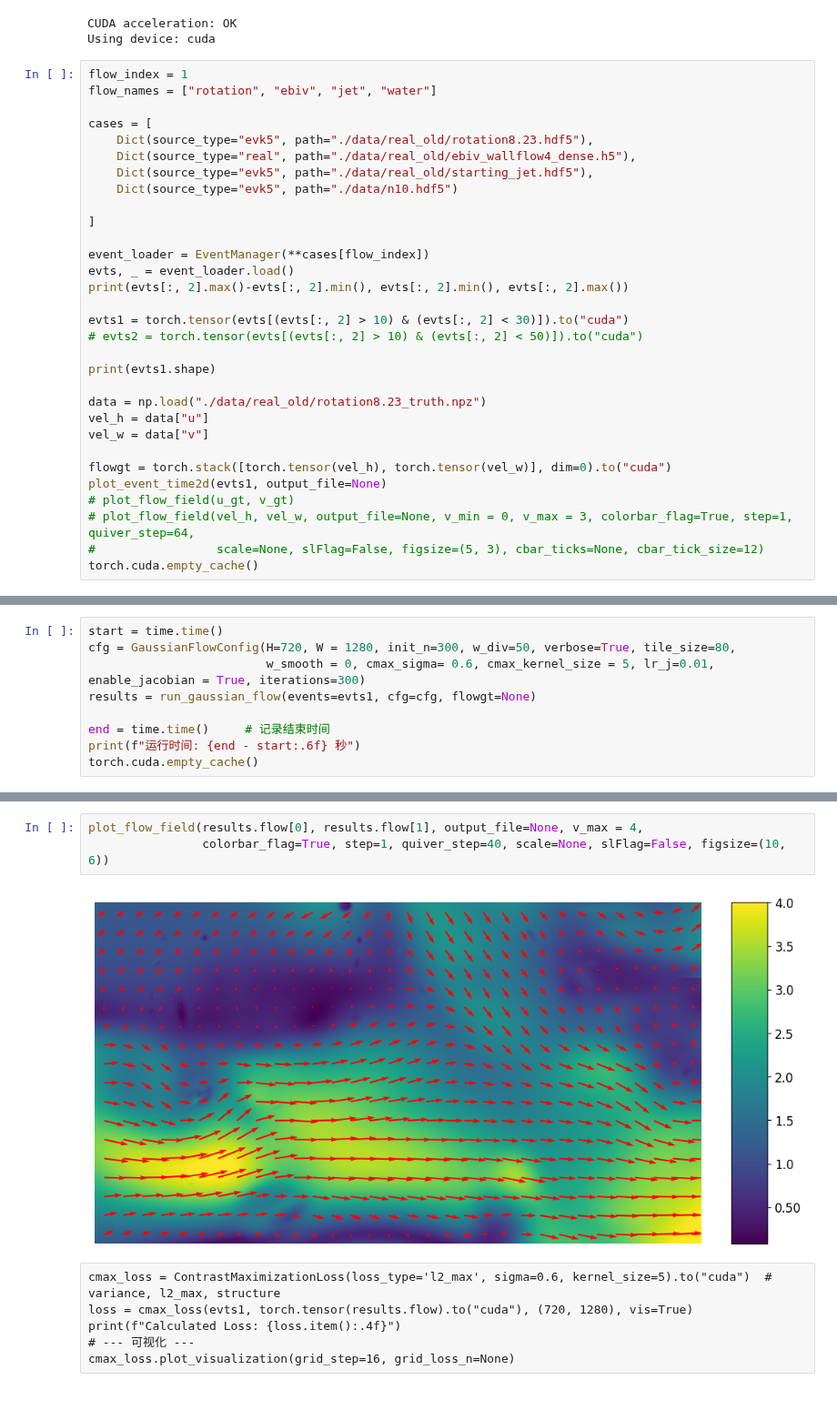
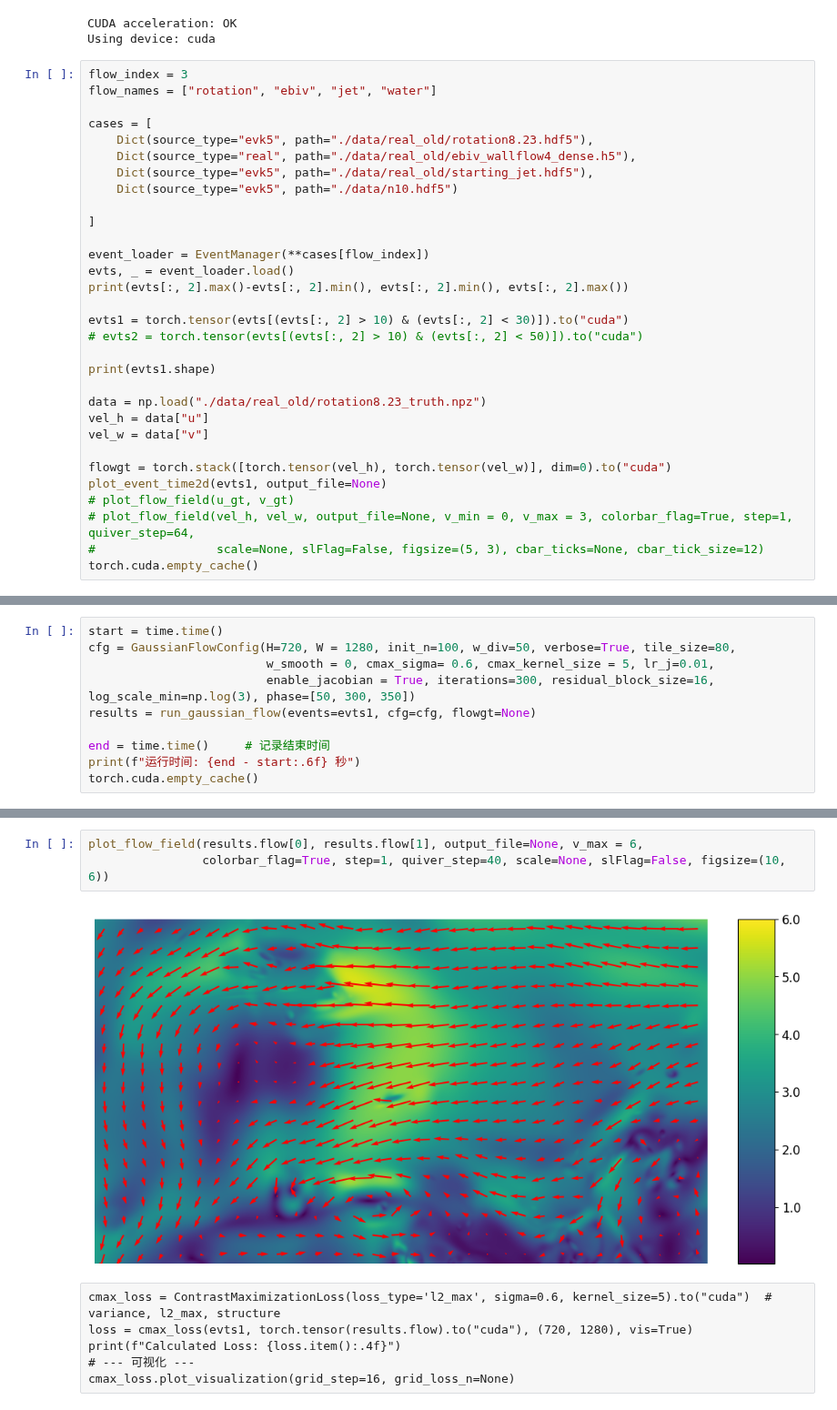
Before and after one commit to tingyu-art/AffineGS, a Jupyter notebook: EXP3.ipynb, the cells around one changed output, grey strips where cells are left out. Shown at 91% size. Cells and saved outputs as stored; diff of their text form.

```diff
--- a/EXP3.ipynb
+++ b/EXP3.ipynb
@@ -21,7 +21,7 @@ from gaussian_flow import GaussianFlowConfig, run_gaussian_flow
 CUDA acceleration: OK
 Using device: cuda
 # %%
-flow_index = 1
+flow_index = 3
 flow_names = ["rotation", "ebiv", "jet", "water"]
 
 cases = [
@@ -58,7 +58,8 @@ torch.Size([819803, 4])
 # %%
 start = time.time()
-cfg = GaussianFlowConfig(H=720, W = 1280, init_n=300, w_div=50, verbose=True, tile_size=80,
-                         w_smooth = 0, cmax_sigma= 0.6, cmax_kernel_size = 5, lr_j=0.01, enable_jacobian = True, iterations=300)
+cfg = GaussianFlowConfig(H=720, W = 1280, init_n=100, w_div=50, verbose=True, tile_size=80,
+                         w_smooth = 0, cmax_sigma= 0.6, cmax_kernel_size = 5, lr_j=0.01,
+                         enable_jacobian = True, iterations=300, residual_block_size=16, log_scale_min=np.log(3), phase=[50, 300, 350])
 results = run_gaussian_flow(events=evts1, cfg=cfg, flowgt=None)
 
 end = time.time()     # 记录结束时间
@@ -89,8 +90,8 @@ Iter 0299 | total=-13.186564 | data=-13.243922 | div=0.001147 | smooth=0.000607
 # %%
-plot_flow_field(results.flow[0], results.flow[1], output_file=None, v_max = 4,
+plot_flow_field(results.flow[0], results.flow[1], output_file=None, v_max = 6,
                 colorbar_flag=True, step=1, quiver_step=40, scale=None, slFlag=False, figsize=(10, 6))
 # %% [output]
-[figure, old version]
+[figure, new version]
 # %% [raw]
 cmax_loss = ContrastMaximizationLoss(loss_type='l2_max', sigma=0.6, kernel_size=5).to("cuda")  # variance, l2_max, structure
 loss = cmax_loss(evts1, torch.tensor(results.flow).to("cuda"), (720, 1280), vis=True)
```
Also changed, not shown: parts of 4 cells of this notebook, 48 other files.
